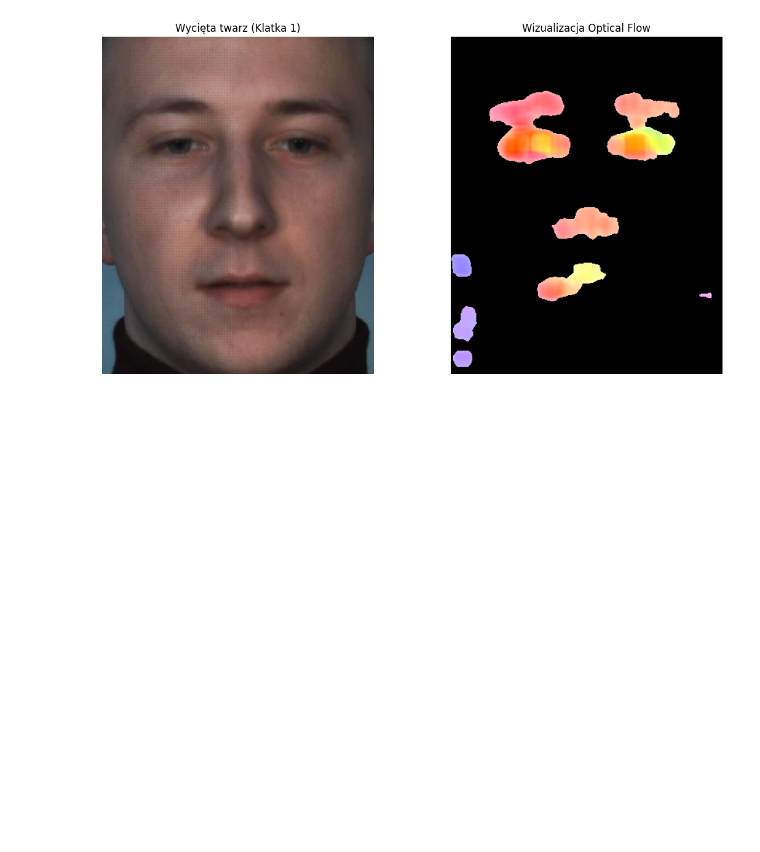
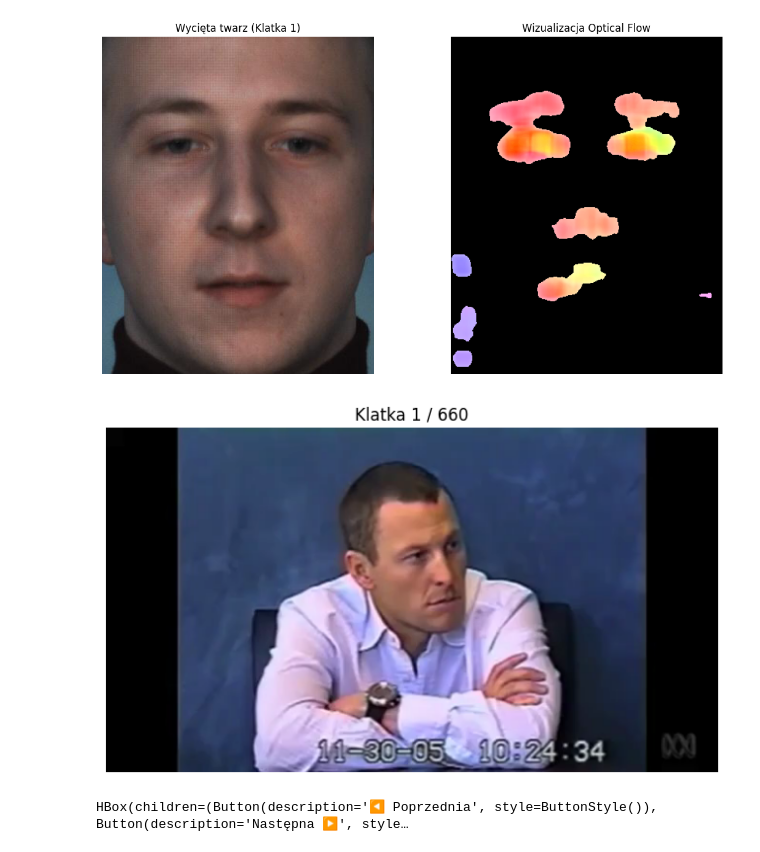
Before and after one commit to pekoraptor/lie-detection, a Jupyter notebook: research/thesis_utils.ipynb, the cells around one changed output. Drawn from its saved outputs; the diff is of its cells as text; code cells hidden in the pictures; blank space fills up the shorter version.

```diff
--- a/research/thesis_utils.ipynb
+++ b/research/thesis_utils.ipynb
@@ -168,0 +175,10 @@ if ret:
+# %%
+VIDEO_PATH = "../data/Real_life_Deception_Detection_Dataset/Test/trial_lie_058.mp4"
+
+cap = cv2.VideoCapture(VIDEO_PATH)
+
+if not cap.isOpened():
+    raise RuntimeError("Nie udało się otworzyć wideo")
+
+total_frames = int(cap.get(cv2.CAP_PROP_FRAME_COUNT))
+current_frame_idx = 0
@@ -168,0 +240,5 @@ if ret:
+# %%
+show_frame()
+# %% [output]
+[figure, added]
+HBox(children=(Button(description='◀ Poprzednia', style=ButtonStyle()), Button(description='Następna ▶', style…
```
Also changed, not shown: parts of 2 cells of this notebook, 5 other files.
